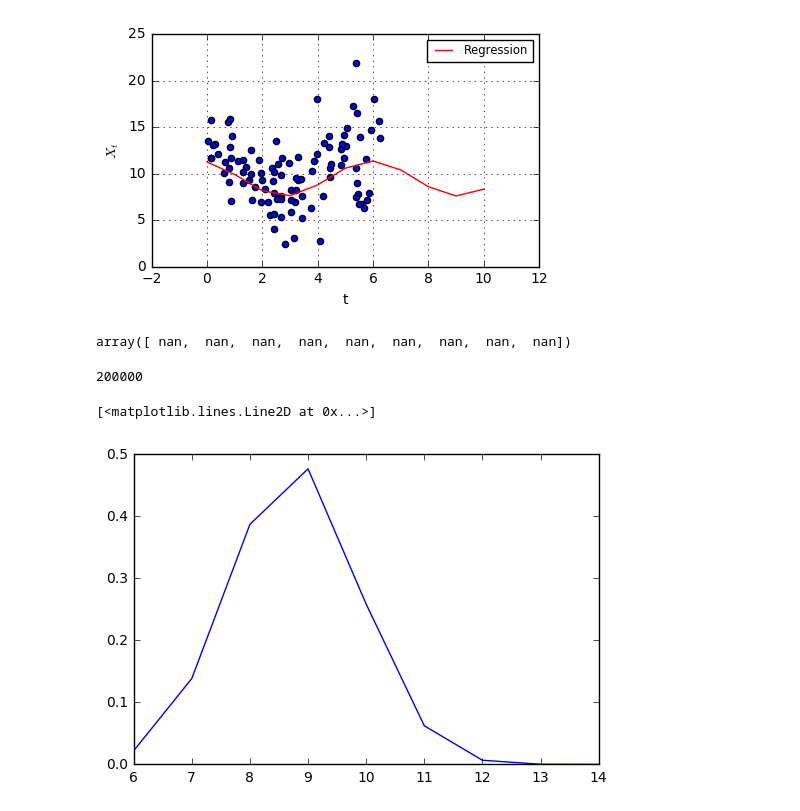
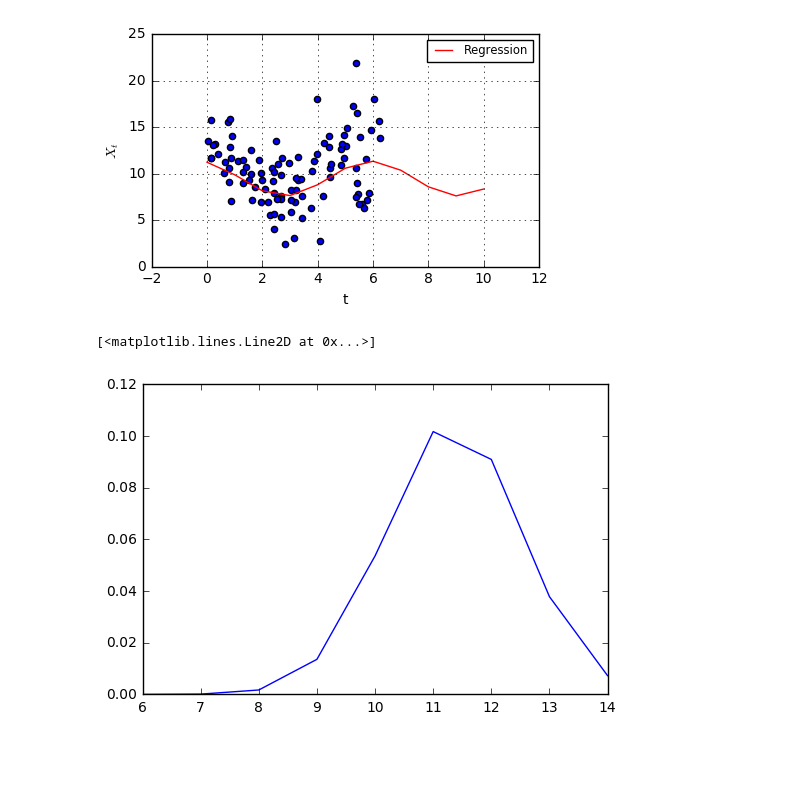
Before and after one commit to samirpoonawala/GA-DSI-Projects, a Jupyter notebook: Project-4.ipynb, the cells around one changed output. Drawn from its saved outputs; the diff is of its cells as text; code cells hidden in the pictures; blank space fills up the shorter version.

```diff
--- a/Project-4.ipynb
+++ b/Project-4.ipynb
@@ -166,11 +168,13 @@ pos, prob, state = sampler.run_mcmc(pos, 10000)
 samples = sampler.flatchain
 # %%
 def MonteCarlo(f, samples):
+    """Calculating the expected value of a function (i.e., weighted avg of integral)"""
     N = len(samples)
     return 1/float(N)*sum([f(e) for e in samples])
 
 omega1 = MonteCarlo(lambda x: x[0], samples)
 omega2 = MonteCarlo(lambda x: x[1], samples)
 omega3 = MonteCarlo(lambda x: x[2], samples)
-print ('o1 = {0}, o2 = {1}, o3 = {2}'.format(omega1, omega2, omega3))
+lambda1 = MonteCarlo(lambda x: x[3], samples)
+print ('o1 = {0}, o2 = {1}, o3 = {2}, l1 = {3}'.format(omega1, omega2, omega3, lambda1))
 # %% [output]
@@ -192,29 +196,12 @@ ax.legend(loc = 'best', fontsize='small')
 ax.grid()
 # %% [output]
 [figure]
-# %%
-# Seems to be the cause of below issue
-predictiveDist(6)(np.arange(6, 15, 1))
-
-# samples
-# %% [output]
-array([ nan,  nan,  nan,  nan,  nan,  nan,  nan,  nan,  nan])
-# %%
-#ASIDE:
-len(samples)
-# %% [output]
-200000
 # %%
-# Allows us to make a prediction about a new point using the Monte Carlo Method
-
-samples_v2 = samples[0:2]
-
-f = lambda x, t: lambda d: np.sqrt(d[2]/(2*np.pi))*np.exp(-0.5*(x - d[0] - d[1]*np.cos(t))**2)
-predictiveDist = lambda t: np.vectorize(lambda x: MonteCarlo(lambda d: f(x,t)(d), samples[0:1000,0:3]))
+# predictive distribution at a point in time
+f = lambda x, t: lambda d: np.sqrt(d[3]/(2*np.pi))*np.exp(-0.5*(x - (d[0] + d[1]*np.sin(t) + d[2]*np.cos(t)))**2)
+predictiveDist = lambda t: np.vectorize(lambda x: MonteCarlo(lambda d: f(x,t)(d), samples))
 X = np.arange(6, 15, 1)
 plt.plot(X,predictiveDist(6)(X))
-
-# Changed axes on re-running code; doesn't seem to be picking up X axis range defined above
 # %% [output]
 [<matplotlib.lines.Line2D at 0x...>]
-[figure, old version]
+[figure, new version]
```
Also changed, not shown: parts of 6 cells of this notebook.
